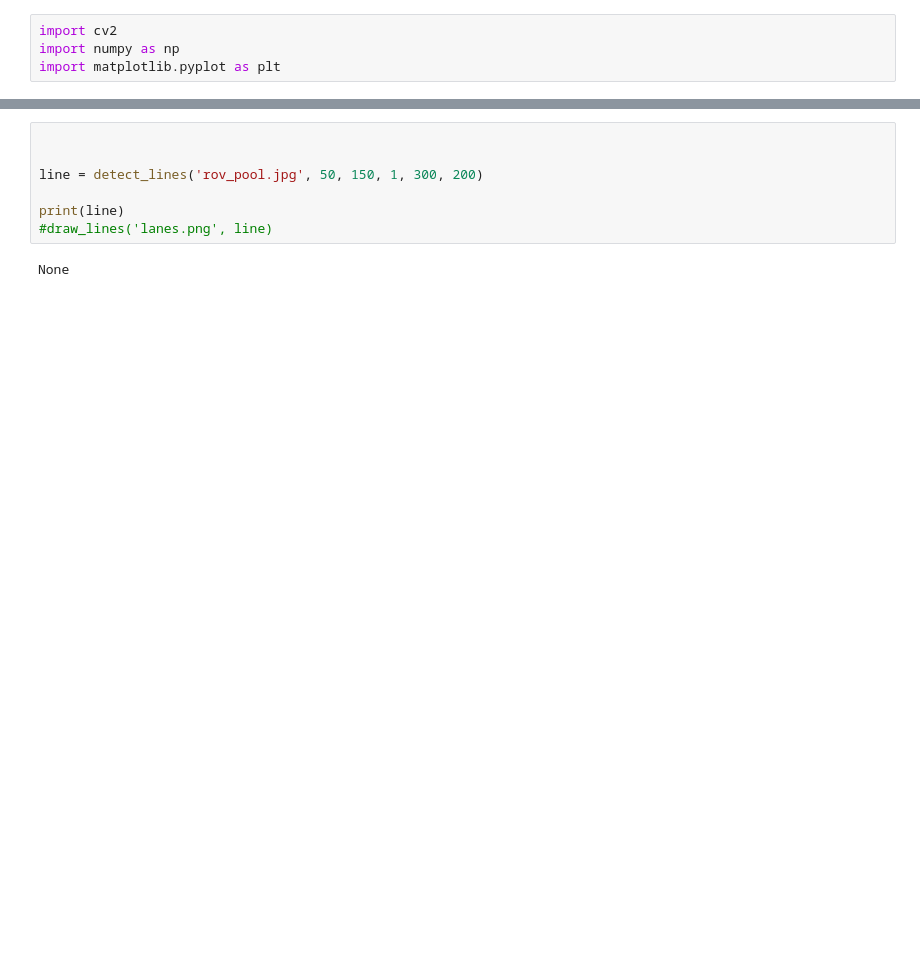
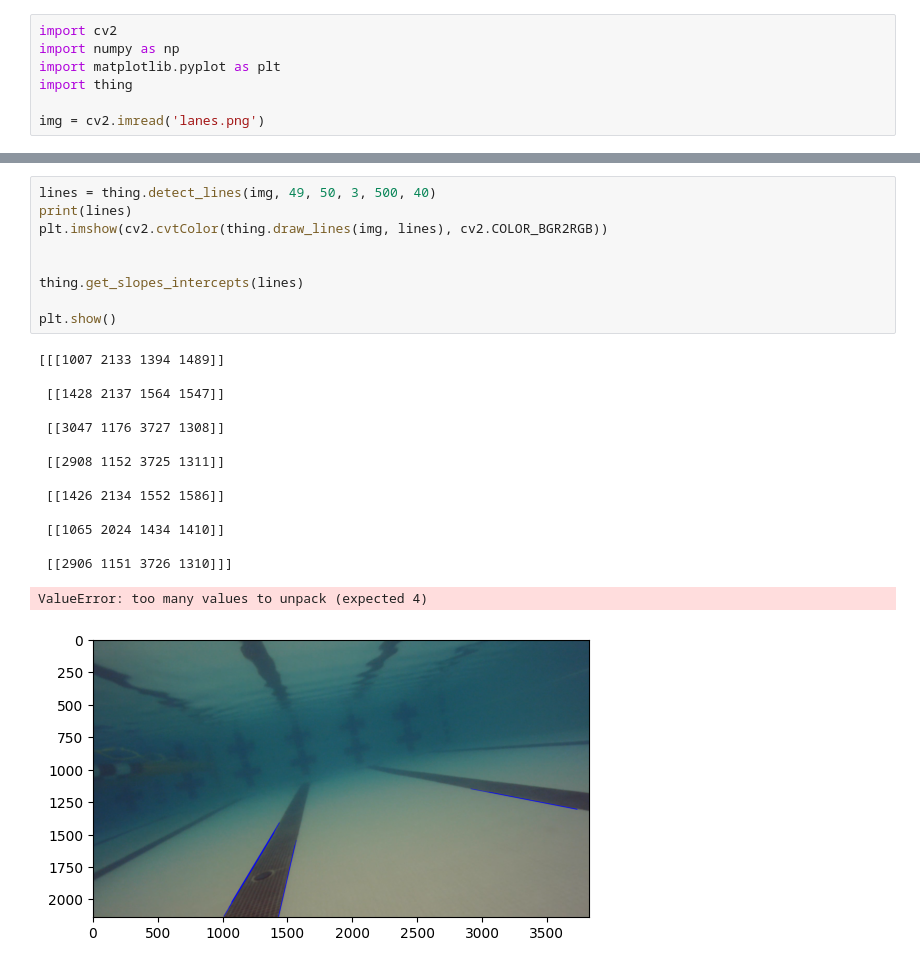
Before and after one commit to Dyoseus/cv-intro, a Jupyter notebook: testLineDetection.ipynb, the cells around one changed output, grey strips where cells are left out. Cells and saved outputs as stored; diff of their text form; blank space fills up the shorter version.

```diff
--- a/testLineDetection.ipynb
+++ b/testLineDetection.ipynb
@@ -2,3 +2,6 @@
 import cv2
 import numpy as np
 import matplotlib.pyplot as plt
+import thing
+
+img = cv2.imread('lanes.png')
@@ -61,9 +8,25 @@ def detect_lanes(lines):
-# %%
-
-
-line = detect_lines('rov_pool.jpg', 50, 150, 1, 300, 200)
-
-print(line)
-#draw_lines('lanes.png', line)
-# %% [output]
-None
+# %%
+lines = thing.detect_lines(img, 49, 50, 3, 500, 40)
+print(lines)
+plt.imshow(cv2.cvtColor(thing.draw_lines(img, lines), cv2.COLOR_BGR2RGB))
+
+
+thing.get_slopes_intercepts(lines)
+
+plt.show()
+# %% [output]
+[[[1007 2133 1394 1489]]
+
+ [[1428 2137 1564 1547]]
+
+ [[3047 1176 3727 1308]]
+
+ [[2908 1152 3725 1311]]
+
+ [[1426 2134 1552 1586]]
+
+ [[1065 2024 1434 1410]]
+
+ [[2906 1151 3726 1310]]]
+ValueError: too many values to unpack (expected 4)
+[figure, added]
```
Also changed, not shown: parts of 1 cell of this notebook, 2 other files.
